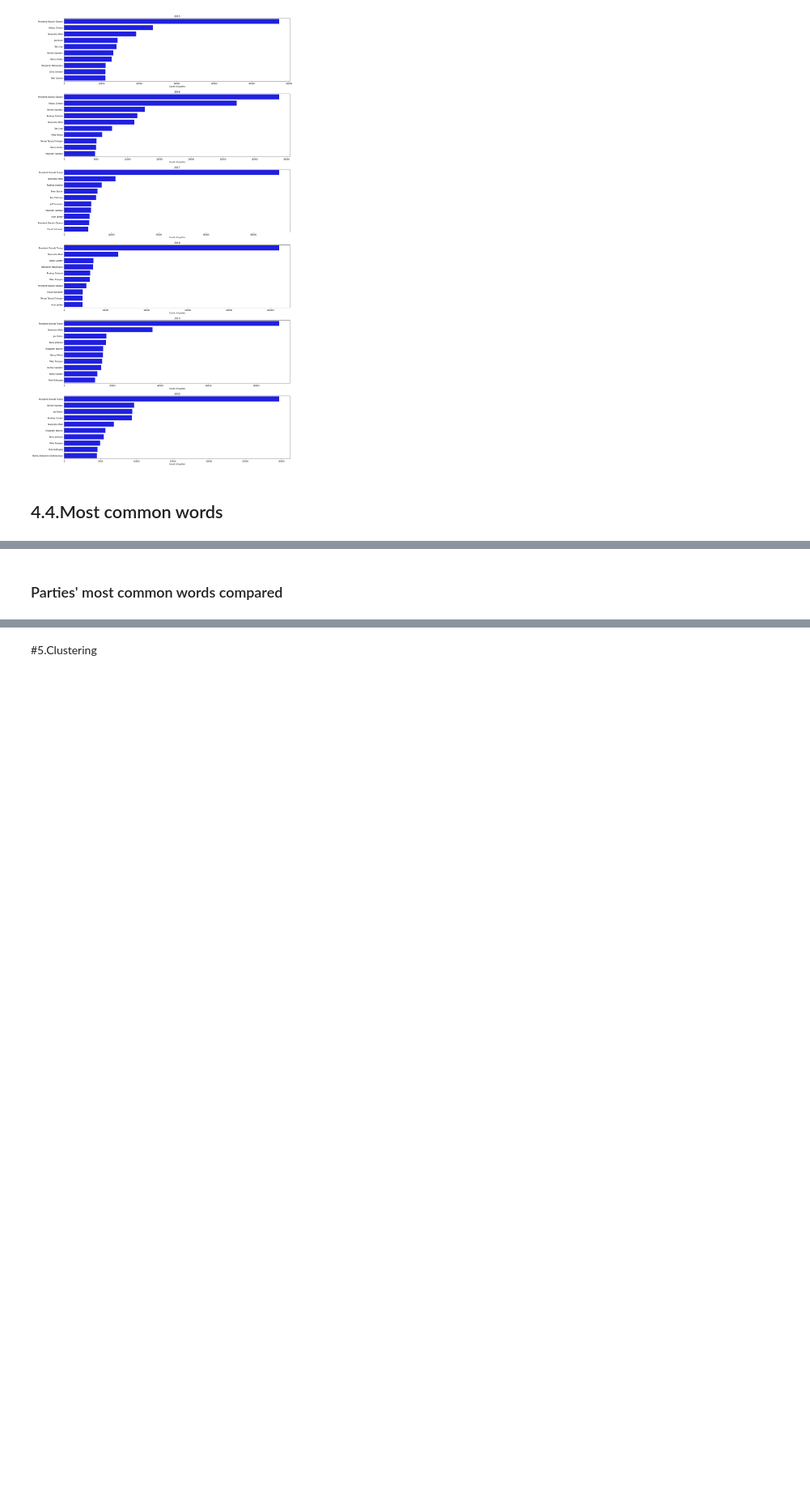
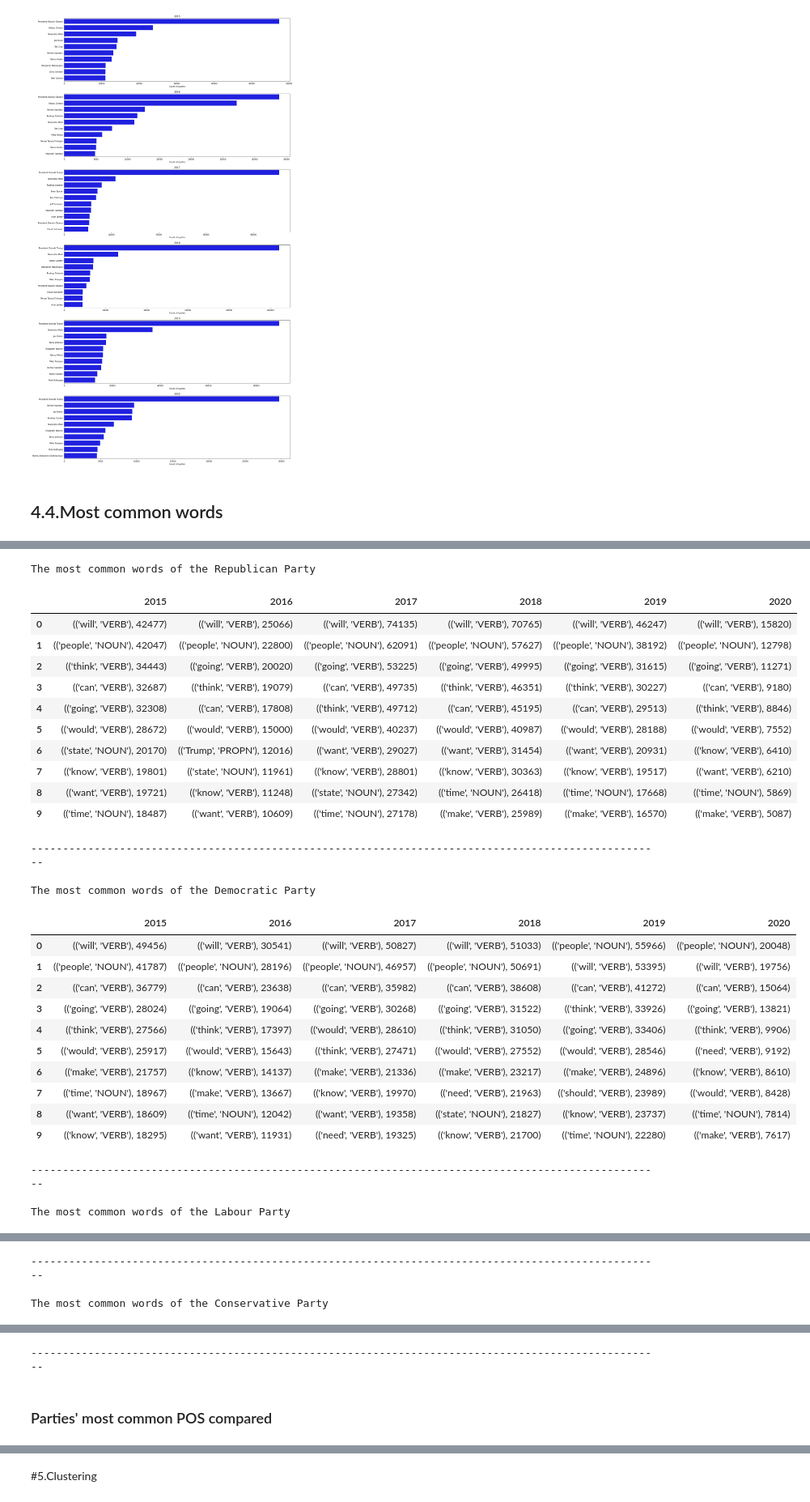
Before and after one commit to epfl-ada/ada-2021-project-acmu, a Jupyter notebook: project_notebook.ipynb, the cells around one changed output, grey strips where cells are left out. Shown at 81% size. Cells and saved outputs as stored; diff of their text form; code cells hidden in the pictures; blank space fills up the shorter version.

```diff
--- a/project_notebook.ipynb
+++ b/project_notebook.ipynb
@@ -893,19 +1050,0 @@ with open('/content/drive/MyDrive/statseee.pickle', 'wb') as outputfile:
-# %%
-# For each party, display the most common 10 words
-for party in US_UK_PARTIES:
-    yearly_word_occ_df = pd.DataFrame({})
-    for year in range(2015, 2021):
-        # Aggregate the counts for each of the analyzed entities
-        agg_count = Counter()
-        for entity in RELEVANT_ENTITIES:
-            # Add the entity type in the counter key
-            cnt_dict = dict(stats_by_party[party][year][entity])
-            cnt_dict = {(key, entity): value for key, value in cnt_dict.items()}
-            agg_count += Counter(cnt_dict)
-        # Get the most common 20 words per party per year across all entities
-        yearly_word_occ_df[year] = agg_count.most_common(20)
-    yearly_word_occ_df = yearly_word_occ_df.style.set_caption(f"The most "
-                                                            f"common words of "
-                                                            f"the {party}")
-    display(yearly_word_occ_df)
-    print('\n\n')
@@ -984,0 +1051,48 @@ The most common words of the Conservative Party
+# %%
+# For each of the analyzed parties, count occurrences of tokens through
+# the years, as long as they are part of the selected POS list
+if os.path.exists('/content/drive/MyDrive/pos_stats.pickle'):
+    # Counts were already computed
+    stats_by_party = pickle.load(open('/content/drive/MyDrive/pos_stats.pickle', 'rb'))
+else:
+    stats_by_party = {}
+    nlp = spacy.load("en_core_web_sm", disable=['parser', 'ner'])
+    for party in US_UK_PARTIES:
+        stats_by_party[party] = most_common_per_party(
+            party,
+            nlp,
+            poss=RELEVANT_POSS,
+            years=[2015, 2016, 2017, 2018, 2019, 2020]
+        )
+# %%
+for party in US_UK_PARTIES:
+    words_through_years(party, RELEVANT_POSS, stats_by_party, 10)
+    print('-' * 100)
+# %% [output]
+The most common words of the Republican Party
+|  | 2015 | 2016 | 2017 | 2018 | 2019 | 2020 |
+| 0 | (('will', 'VERB'), 42477) | (('will', 'VERB'), 25066) | (('will', 'VERB'), 74135) | (('will', 'VERB'), 70765) | (('will', 'VERB'), 46247) | (('will', 'VERB'), 15820) |
+| 1 | (('people', 'NOUN'), 42047) | (('people', 'NOUN'), 22800) | (('people', 'NOUN'), 62091) | (('people', 'NOUN'), 57627) | (('people', 'NOUN'), 38192) | (('people', 'NOUN'), 12798) |
+| 2 | (('think', 'VERB'), 34443) | (('going', 'VERB'), 20020) | (('going', 'VERB'), 53225) | (('going', 'VERB'), 49995) | (('going', 'VERB'), 31615) | (('going', 'VERB'), 11271) |
+| 3 | (('can', 'VERB'), 32687) | (('think', 'VERB'), 19079) | (('can', 'VERB'), 49735) | (('think', 'VERB'), 46351) | (('think', 'VERB'), 30227) | (('can', 'VERB'), 9180) |
+| 4 | (('going', 'VERB'), 32308) | (('can', 'VERB'), 17808) | (('think', 'VERB'), 49712) | (('can', 'VERB'), 45195) | (('can', 'VERB'), 29513) | (('think', 'VERB'), 8846) |
+| 5 | (('would', 'VERB'), 28672) | (('would', 'VERB'), 15000) | (('would', 'VERB'), 40237) | (('would', 'VERB'), 40987) | (('would', 'VERB'), 28188) | (('would', 'VERB'), 7552) |
+| 6 | (('state', 'NOUN'), 20170) | (('Trump', 'PROPN'), 12016) | (('want', 'VERB'), 29027) | (('want', 'VERB'), 31454) | (('want', 'VERB'), 20931) | (('know', 'VERB'), 6410) |
+| 7 | (('know', 'VERB'), 19801) | (('state', 'NOUN'), 11961) | (('know', 'VERB'), 28801) | (('know', 'VERB'), 30363) | (('know', 'VERB'), 19517) | (('want', 'VERB'), 6210) |
+| 8 | (('want', 'VERB'), 19721) | (('know', 'VERB'), 11248) | (('state', 'NOUN'), 27342) | (('time', 'NOUN'), 26418) | (('time', 'NOUN'), 17668) | (('time', 'NOUN'), 5869) |
+| 9 | (('time', 'NOUN'), 18487) | (('want', 'VERB'), 10609) | (('time', 'NOUN'), 27178) | (('make', 'VERB'), 25989) | (('make', 'VERB'), 16570) | (('make', 'VERB'), 5087) |
+----------------------------------------------------------------------------------------------------
+The most common words of the Democratic Party
+|  | 2015 | 2016 | 2017 | 2018 | 2019 | 2020 |
+| 0 | (('will', 'VERB'), 49456) | (('will', 'VERB'), 30541) | (('will', 'VERB'), 50827) | (('will', 'VERB'), 51033) | (('people', 'NOUN'), 55966) | (('people', 'NOUN'), 20048) |
+| 1 | (('people', 'NOUN'), 41787) | (('people', 'NOUN'), 28196) | (('people', 'NOUN'), 46957) | (('people', 'NOUN'), 50691) | (('will', 'VERB'), 53395) | (('will', 'VERB'), 19756) |
+| 2 | (('can', 'VERB'), 36779) | (('can', 'VERB'), 23638) | (('can', 'VERB'), 35982) | (('can', 'VERB'), 38608) | (('can', 'VERB'), 41272) | (('can', 'VERB'), 15064) |
+| 3 | (('going', 'VERB'), 28024) | (('going', 'VERB'), 19064) | (('going', 'VERB'), 30268) | (('going', 'VERB'), 31522) | (('think', 'VERB'), 33926) | (('going', 'VERB'), 13821) |
+| 4 | (('think', 'VERB'), 27566) | (('think', 'VERB'), 17397) | (('would', 'VERB'), 28610) | (('think', 'VERB'), 31050) | (('going', 'VERB'), 33406) | (('think', 'VERB'), 9906) |
+| 5 | (('would', 'VERB'), 25917) | (('would', 'VERB'), 15643) | (('think', 'VERB'), 27471) | (('would', 'VERB'), 27552) | (('would', 'VERB'), 28546) | (('need', 'VERB'), 9192) |
+| 6 | (('make', 'VERB'), 21757) | (('know', 'VERB'), 14137) | (('make', 'VERB'), 21336) | (('make', 'VERB'), 23217) | (('make', 'VERB'), 24896) | (('know', 'VERB'), 8610) |
+| 7 | (('time', 'NOUN'), 18967) | (('make', 'VERB'), 13667) | (('know', 'VERB'), 19970) | (('need', 'VERB'), 21963) | (('should', 'VERB'), 23989) | (('would', 'VERB'), 8428) |
+| 8 | (('want', 'VERB'), 18609) | (('time', 'NOUN'), 12042) | (('want', 'VERB'), 19358) | (('state', 'NOUN'), 21827) | (('know', 'VERB'), 23737) | (('time', 'NOUN'), 7814) |
+| 9 | (('know', 'VERB'), 18295) | (('want', 'VERB'), 11931) | (('need', 'VERB'), 19325) | (('know', 'VERB'), 21700) | (('time', 'NOUN'), 22280) | (('make', 'VERB'), 7617) |
+----------------------------------------------------------------------------------------------------
+The most common words of the Labour Party
@@ -984,0 +1110,2 @@ The most common words of the Conservative Party
+----------------------------------------------------------------------------------------------------
+The most common words of the Conservative Party
@@ -985,2 +1123,3 @@ The most common words of the Conservative Party
+----------------------------------------------------------------------------------------------------
 # %% [markdown]
-### Parties' most common words compared
+### Parties' most common POS compared
```
Also changed, not shown: parts of 23 cells of this notebook.
